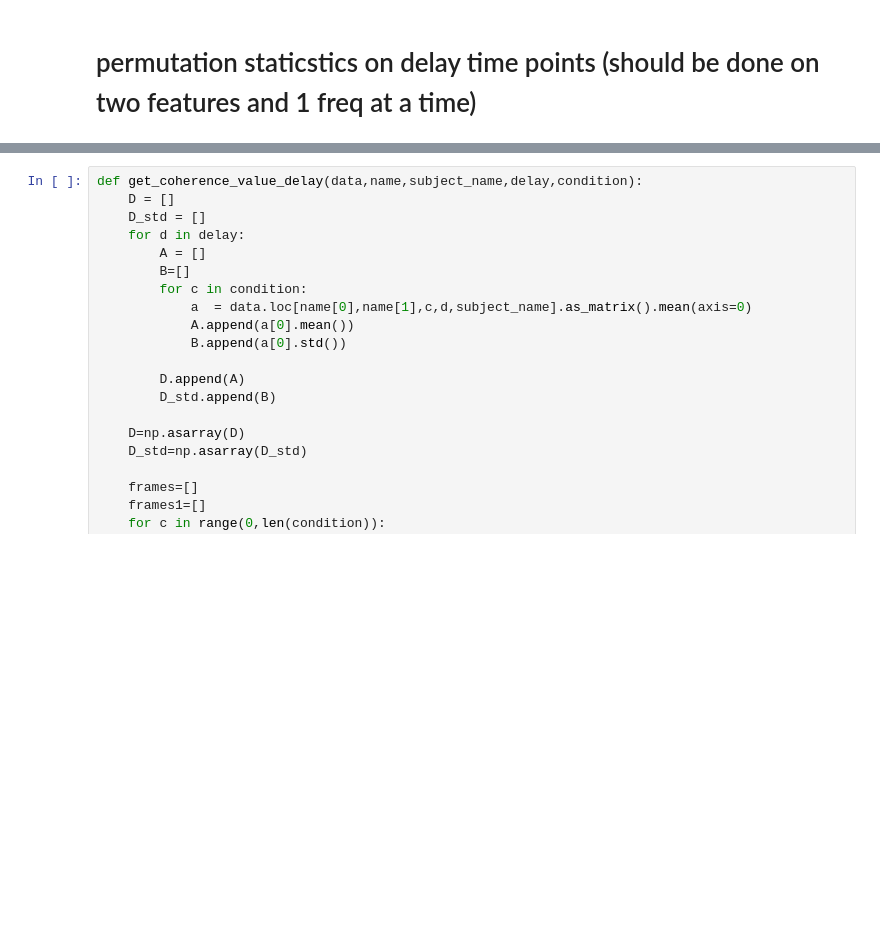
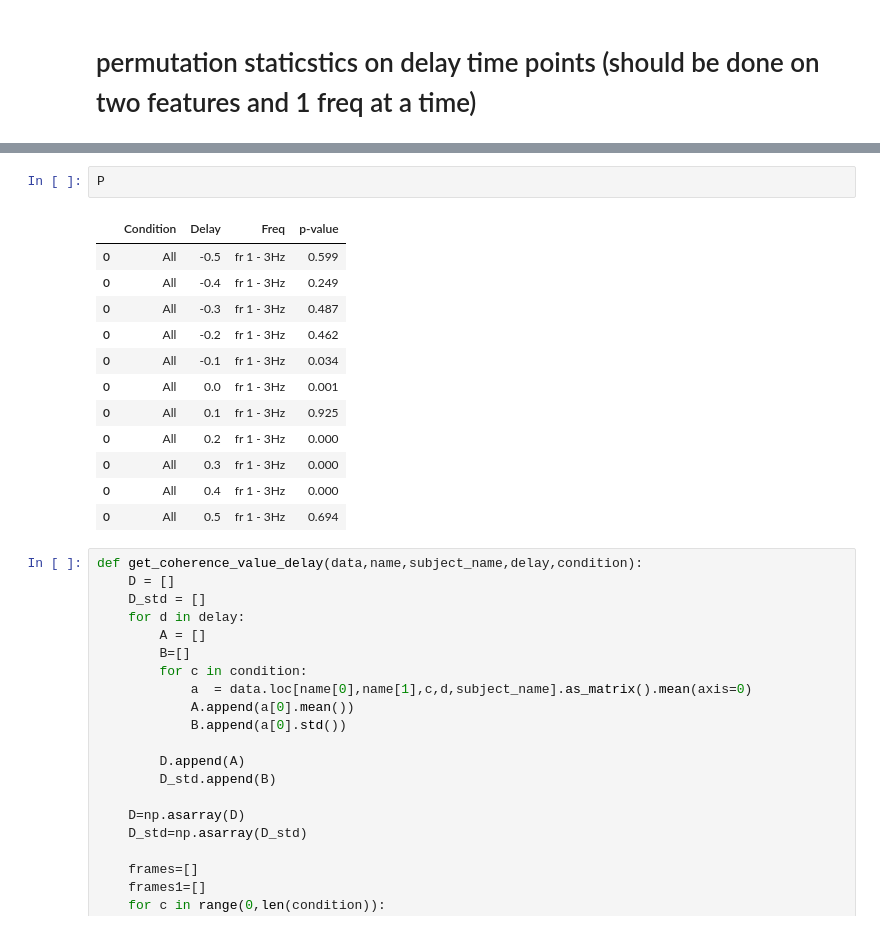
Before and after one commit to sankar-mukherjee/entrainment_python, a Jupyter notebook: partialCoherence_investigate.ipynb, the cells around one changed output, grey strips where cells are left out. Drawn from its saved outputs; the diff is of its cells as text; blank space fills up the shorter version.

```diff
--- a/partialCoherence_investigate.ipynb
+++ b/partialCoherence_investigate.ipynb
@@ -315,3 +326,18 @@ x = plt.plot(x,y, marker='*', color='k',markersize=10,linestyle='')
+# %%
+P
+# %% [output]
+|  | Condition | Delay | Freq | p-value |
+| 0 | All | -0.5 | fr 1 - 3Hz | 0.599 |
+| 0 | All | -0.4 | fr 1 - 3Hz | 0.249 |
+| 0 | All | -0.3 | fr 1 - 3Hz | 0.487 |
+| 0 | All | -0.2 | fr 1 - 3Hz | 0.462 |
+| 0 | All | -0.1 | fr 1 - 3Hz | 0.034 |
+| 0 | All | 0.0 | fr 1 - 3Hz | 0.001 |
+| 0 | All | 0.1 | fr 1 - 3Hz | 0.925 |
+| 0 | All | 0.2 | fr 1 - 3Hz | 0.000 |
+| 0 | All | 0.3 | fr 1 - 3Hz | 0.000 |
+| 0 | All | 0.4 | fr 1 - 3Hz | 0.000 |
+| 0 | All | 0.5 | fr 1 - 3Hz | 0.694 |
 # %%
 def get_coherence_value_delay(data,name,subject_name,delay,condition):
     D = []
```
Also changed, not shown: parts of 5 cells of this notebook, 2 other files.
